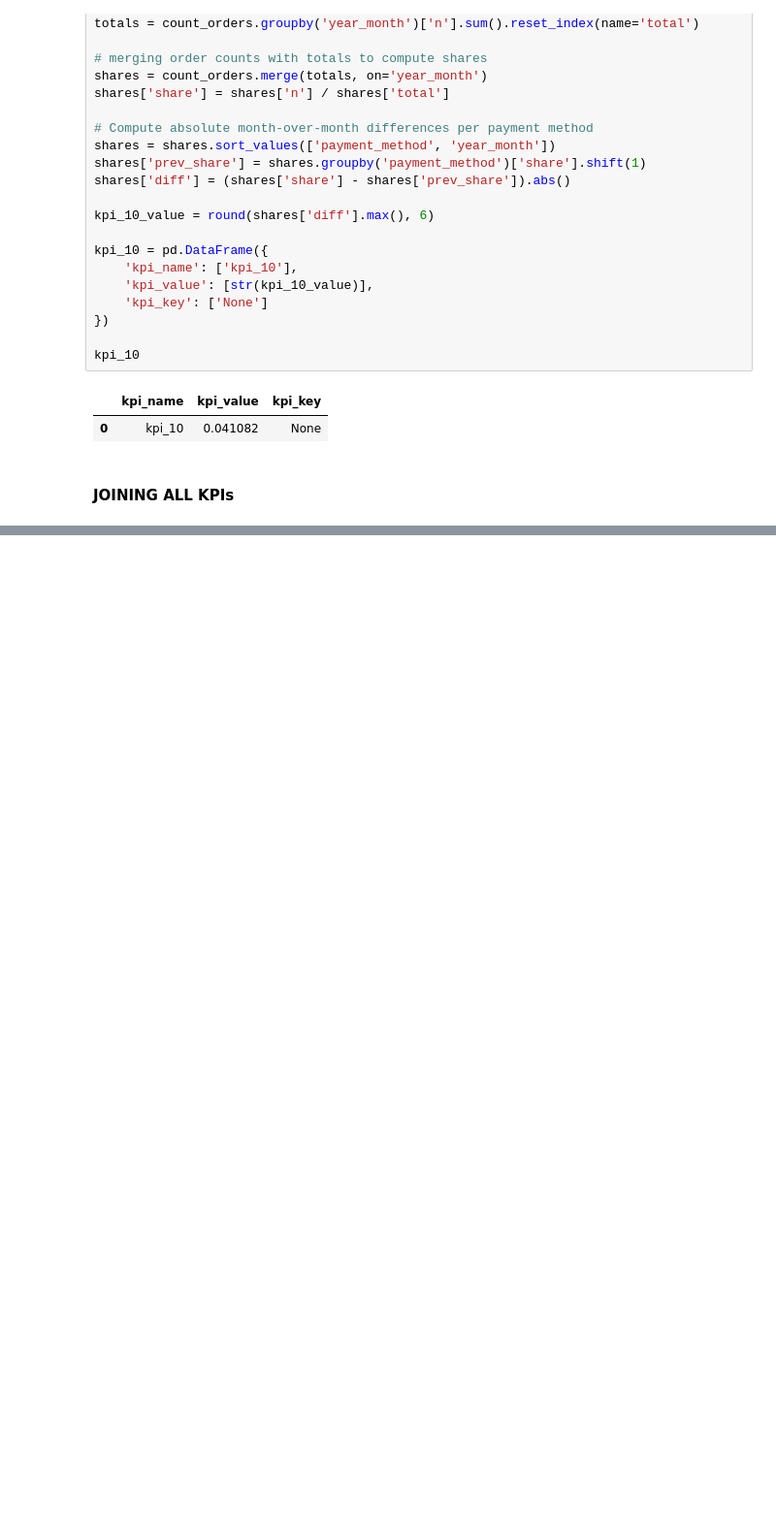
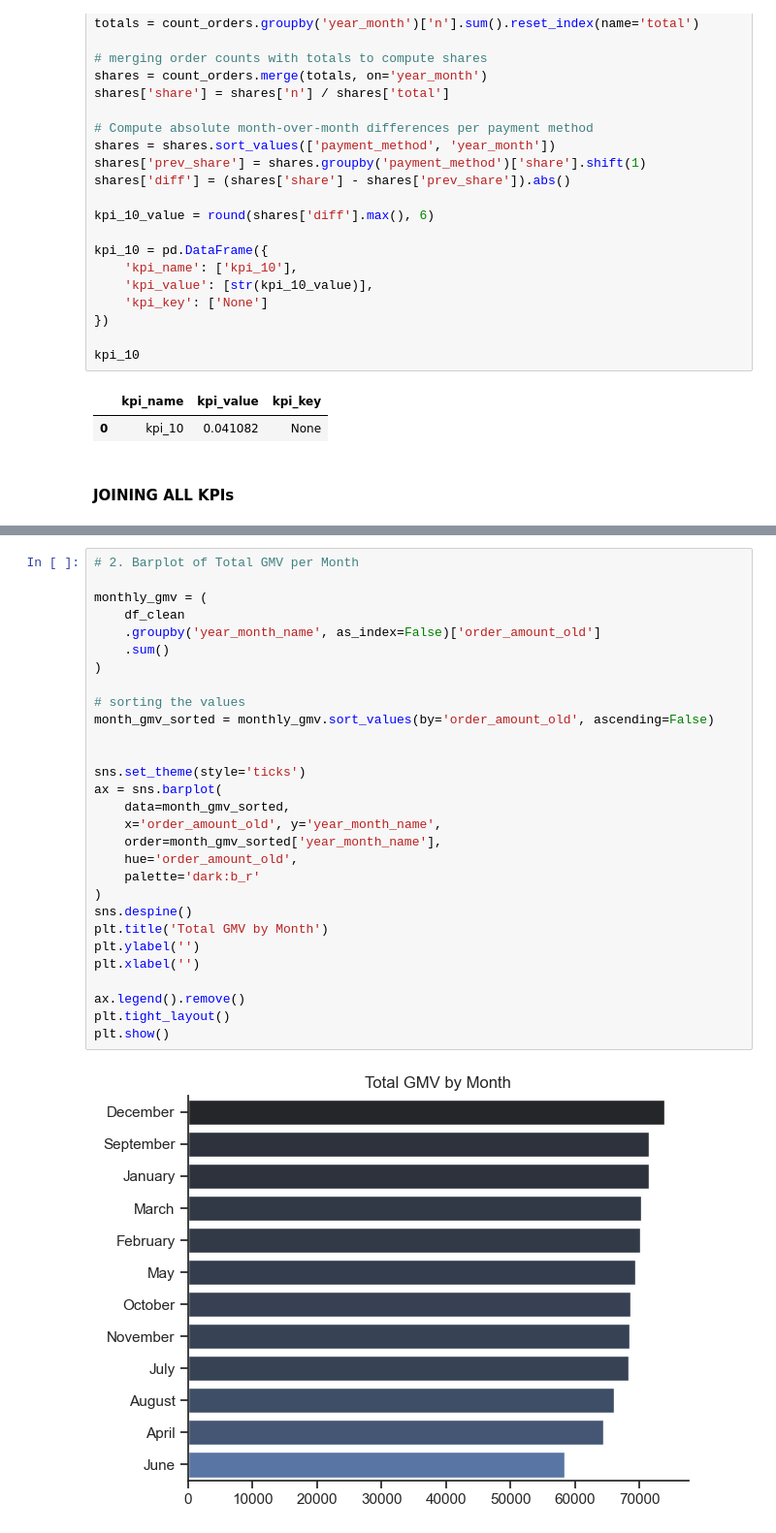
Before and after one commit to spython001/dataflow_inc_analysis, a Jupyter notebook: dtCleaning.ipynb, the cells around one changed output, grey strips where cells are left out. Shown at 97% size. Cells and saved outputs as stored; diff of their text form; blank space fills up the shorter version.

```diff
--- a/dtCleaning.ipynb
+++ b/dtCleaning.ipynb
@@ -532,0 +594,31 @@ kpis_final
+# %%
+# 2. Barplot of Total GMV per Month
+
+monthly_gmv = (
+    df_clean
+    .groupby('year_month_name', as_index=False)['order_amount_old']
+    .sum()
+)
+
+# sorting the values
+month_gmv_sorted = monthly_gmv.sort_values(by='order_amount_old', ascending=False)
+
+
+sns.set_theme(style='ticks')
+ax = sns.barplot(
+    data=month_gmv_sorted,
+    x='order_amount_old', y='year_month_name',
+    order=month_gmv_sorted['year_month_name'],
+    hue='order_amount_old',
+    palette='dark:b_r'
+)
+sns.despine()
+plt.title('Total GMV by Month')
+plt.ylabel('')
+plt.xlabel('')
+
+ax.legend().remove()
+plt.tight_layout()
+plt.show()
+# %% [output]
+[figure, added]
```
Also changed, not shown: parts of 13 cells of this notebook, 1 other file.
